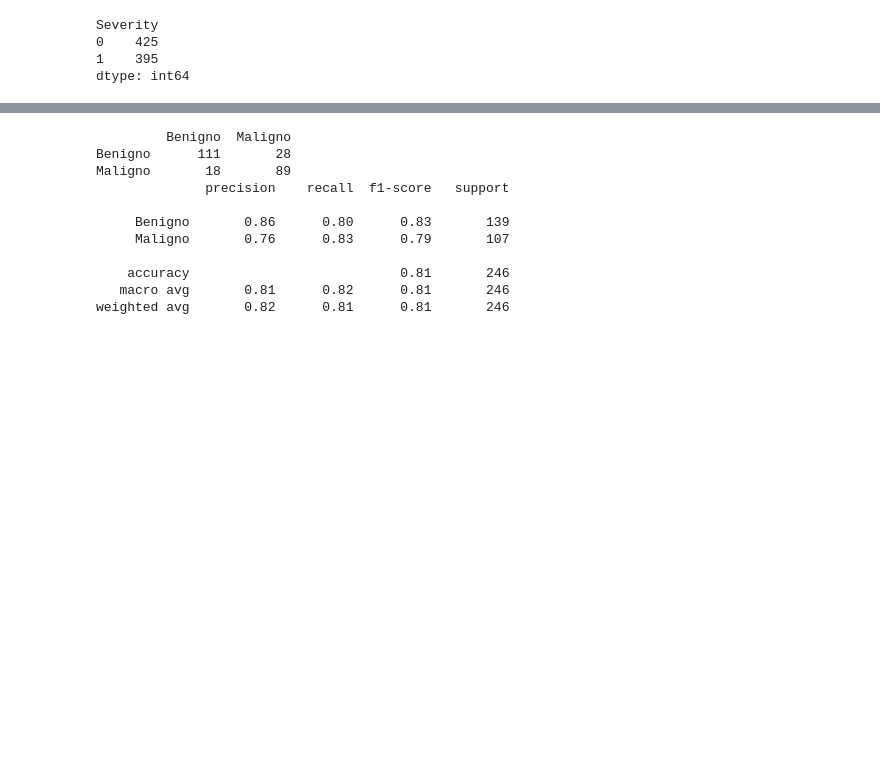
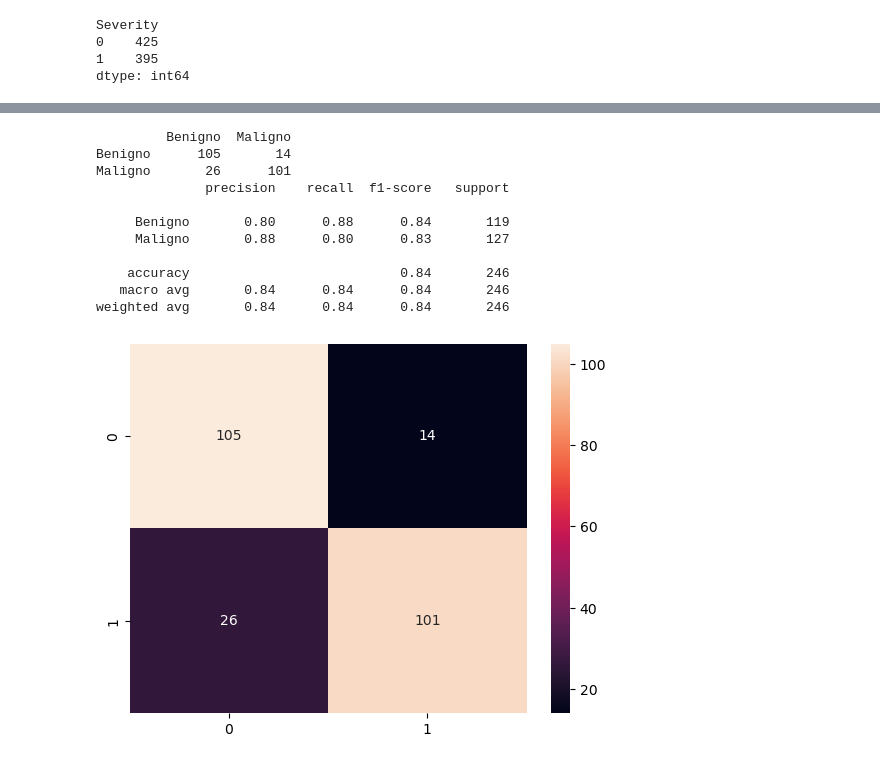
Before and after one commit to JesusG753/tp3-2025-1, a Jupyter notebook: ProyectosML/Cancer de Mama/Cancer de mama y KNN.ipynb, the cells around one changed output, grey strips where cells are left out. Drawn from its saved outputs; the diff is of its cells as text; code cells hidden in the pictures; blank space fills up the shorter version.

```diff
--- a/ProyectosML/Cancer de Mama/Cancer de mama y KNN.ipynb
+++ b/ProyectosML/Cancer de Mama/Cancer de mama y KNN.ipynb
@@ -31,33 +56,36 @@ y = dataframe['Severity'] #Variable Dependiente
 x = dataframe.drop('Severity',axis=1) #Variable Independiente
 # %%
 from sklearn.model_selection import train_test_split
-x_train,x_test,y_train, y_test = train_test_split(x,y,test_size=0.3,random_state=540)
+x_train,x_test,y_train, y_test = train_test_split(x,y,test_size=0.3,random_state=30)
 
 from sklearn.neighbors import KNeighborsClassifier
-knn_mm = KNeighborsClassifier(n_neighbors=5)
+knn_mm = KNeighborsClassifier(n_neighbors=3)
 
 #Entrenar el algoritmo
 knn_mm.fit(x_train,y_train)
 predicciones = knn_mm.predict(x_test)
 
 from sklearn.metrics import classification_report, confusion_matrix
 tn, fp, fn, tp = confusion_matrix(y_test,predicciones).ravel()
 
+sns.heatmap(confusion_matrix(y_test,predicciones), annot=True, fmt="d")
+
 labels = ["Benigno","Maligno"]
 matriz = confusion_matrix(y_test,predicciones, labels=[0,1])
 print(pd.DataFrame(matriz, index = labels, columns = labels))
 
 print(classification_report(y_test,predicciones,target_names=clasificadores))
 #Columnas lo que dice el sistema, filas lo que dice la realidad
 # %% [output]
          Benigno  Maligno
-Benigno      111       28
-Maligno       18       89
+Benigno      105       14
+Maligno       26      101
               precision    recall  f1-score   support
 
-     Benigno       0.86      0.80      0.83       139
-     Maligno       0.76      0.83      0.79       107
+     Benigno       0.80      0.88      0.84       119
+     Maligno       0.88      0.80      0.83       127
 
-    accuracy                           0.81       246
-   macro avg       0.81      0.82      0.81       246
-weighted avg       0.82      0.81      0.81       246
+    accuracy                           0.84       246
+   macro avg       0.84      0.84      0.84       246
+weighted avg       0.84      0.84      0.84       246
+[figure, added]
```
Also changed, not shown: parts of 7 cells of this notebook, 2 other files.
